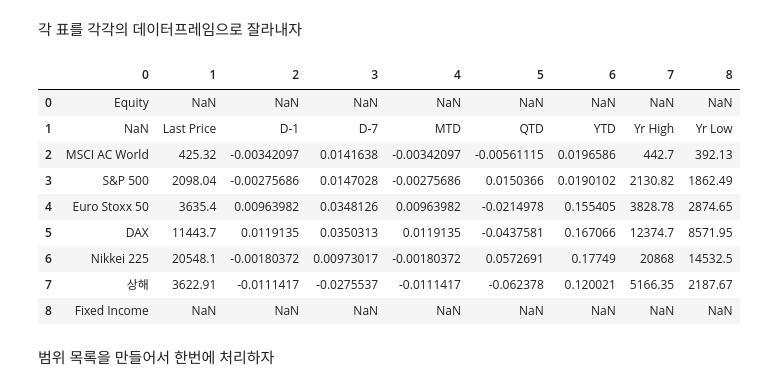
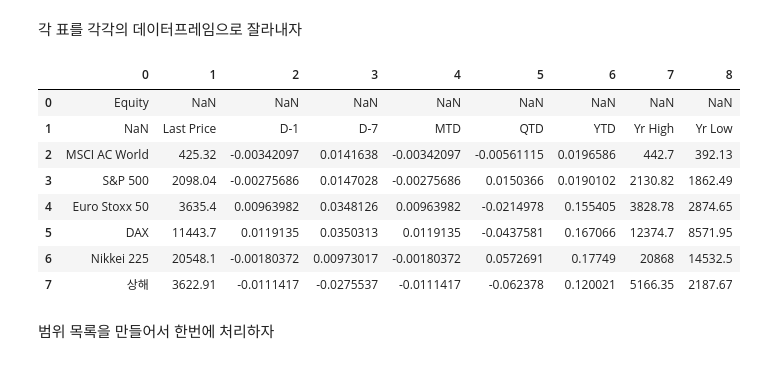
Before and after one commit to codebasic/learn-bigpy, a Jupyter notebook: io/excel_io.ipynb, the cells around one changed output. Saved outputs shown, nothing was run; the diff lists cells and outputs as text; code cells hidden in the pictures.

```diff
--- a/io/excel_io.ipynb
+++ b/io/excel_io.ipynb
@@ -39,2 +55,2 @@ NC시즌.save()
 # %%
-파일양식 = 'data/한국수출입은행/국제금융시장동향/Global+Market+Daily+Table%28%EA%B0%92%EB%B3%B5%EC%82%AC%29_{}.xls'
+경로 = '../data/koreaexim/international/Global+Market+Daily+Table%28%EA%B0%92%EB%B3%B5%EC%82%AC%29_0803.xls'
@@ -119,8 +130,8 @@ pd.read_excel(파일경로, skiprows=3, parse_cols="C:K")
 # %% [markdown]
 표가 여러 개라 열제목은 일단 없음으로 설정해야겠다.
 # %%
-국제_0803 = pd.read_excel(파일경로, skiprows=3, parse_cols="C:K", header=None)
-국제_0803
+국제0803 = pd.read_excel(경로, skiprows=3, parse_cols="C:K", header=None)
+국제0803
 # %% [output]
 |  | 0 | 1 | 2 | 3 | 4 | 5 | 6 | 7 | 8 |
 | 0 | Equity | NaN | NaN | NaN | NaN | NaN | NaN | NaN | NaN |
@@ -142,8 +153,8 @@ pd.read_excel(파일경로, skiprows=3, parse_cols="C:K")
 # %% [markdown]
 빈 줄은 삭제하자
 # %%
-국제_0803 = 국제_0803.dropna(how='all')
-국제_0803
+국제0803 = 국제0803.dropna(how='all')
+국제0803
 # %% [output]
 |  | 0 | 1 | 2 | 3 | 4 | 5 | 6 | 7 | 8 |
 | 0 | Equity | NaN | NaN | NaN | NaN | NaN | NaN | NaN | NaN |
@@ -180,8 +185,8 @@ Name: 8, dtype: object
 # %% [markdown]
 색인을 재설정하자
 # %%
-국제_0803 = 국제_0803.reset_index(drop=True)
-국제_0803
+국제0803 = 국제0803.reset_index(drop=True)
+국제0803
 # %% [output]
 |  | 0 | 1 | 2 | 3 | 4 | 5 | 6 | 7 | 8 |
 | 0 | Equity | NaN | NaN | NaN | NaN | NaN | NaN | NaN | NaN |
@@ -203,18 +208,17 @@ Name: 8, dtype: object
 # %% [markdown]
 각 표를 각각의 데이터프레임으로 잘라내자
 # %%
-국제_0803.ix[0:8]
+국제0803.iloc[0:8]
 # %% [output]
 |  | 0 | 1 | 2 | 3 | 4 | 5 | 6 | 7 | 8 |
 | 0 | Equity | NaN | NaN | NaN | NaN | NaN | NaN | NaN | NaN |
 | 1 | NaN | Last Price | D-1 | D-7 | MTD | QTD | YTD | Yr High | Yr Low |
 | 2 | MSCI AC World | 425.32 | -0.00342097 | 0.0141638 | -0.00342097 | -0.00561115 | 0.0196586 | 442.7 | 392.13 |
 | 3 | S&P 500 | 2098.04 | -0.00275686 | 0.0147028 | -0.00275686 | 0.0150366 | 0.0190102 | 2130.82 | 1862.49 |
 | 4 | Euro Stoxx 50 | 3635.4 | 0.00963982 | 0.0348126 | 0.00963982 | -0.0214978 | 0.155405 | 3828.78 | 2874.65 |
 | 5 | DAX | 11443.7 | 0.0119135 | 0.0350313 | 0.0119135 | -0.0437581 | 0.167066 | 12374.7 | 8571.95 |
 | 6 | Nikkei 225 | 20548.1 | -0.00180372 | 0.00973017 | -0.00180372 | 0.0572691 | 0.17749 | 20868 | 14532.5 |
 | 7 | 상해 | 3622.91 | -0.0111417 | -0.0275537 | -0.0111417 | -0.062378 | 0.120021 | 5166.35 | 2187.67 |
-| 8 | Fixed Income | NaN | NaN | NaN | NaN | NaN | NaN | NaN | NaN |
 # %% [markdown]
 범위 목록을 만들어서 한번에 처리하자
 # %%
```
Also changed, not shown: parts of 54 cells of this notebook, 1 other file.
